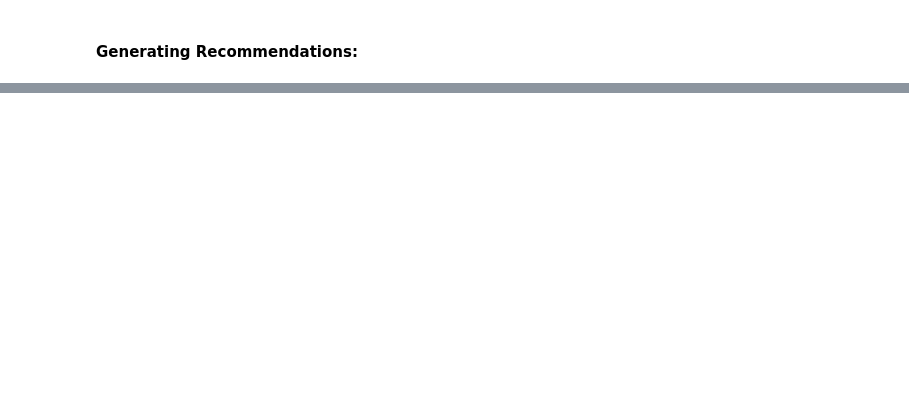
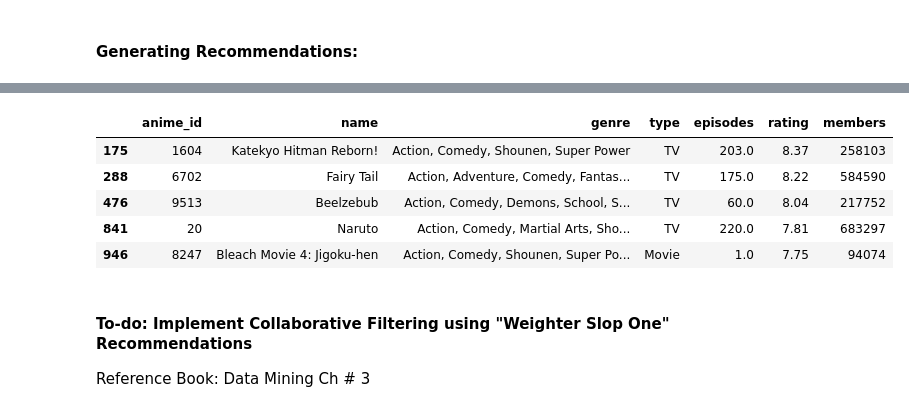
Before and after one commit to faisal-ali472/data-science, a Jupyter notebook: Anime Recommendation System/Anime Recommendation System.ipynb, the cells around one changed output, grey strips where cells are left out. Drawn from its saved outputs; the diff is of its cells as text; code cells hidden in the pictures; blank space fills up the shorter version.

```diff
--- a/Anime Recommendation System/Anime Recommendation System.ipynb
+++ b/Anime Recommendation System/Anime Recommendation System.ipynb
@@ -602,0 +655,21 @@ distances, indices = nbrs.kneighbors(rating_sparse)
+# %%
+# display recommendations
+
+# get anime name from similarity
+#anime[anime.anime_id == list(rating.loc[anime_cc[anime_cc == 448].index]['anime_id'])[0]]
+
+
+# get anime list from indices
+temp_list = anime_cc[anime_cc.isin(indices[0][1:])]
+anime[anime.anime_id.isin(rating.loc[temp_list.drop_duplicates().index]['anime_id'].tolist())]
+# %% [output]
+|  | anime_id | name | genre | type | episodes | rating | members |
+| 175 | 1604 | Katekyo Hitman Reborn! | Action, Comedy, Shounen, Super Power | TV | 203.0 | 8.37 | 258103 |
+| 288 | 6702 | Fairy Tail | Action, Adventure, Comedy, Fantas... | TV | 175.0 | 8.22 | 584590 |
+| 476 | 9513 | Beelzebub | Action, Comedy, Demons, School, S... | TV | 60.0 | 8.04 | 217752 |
+| 841 | 20 | Naruto | Action, Comedy, Martial Arts, Sho... | TV | 220.0 | 7.81 | 683297 |
+| 946 | 8247 | Bleach Movie 4: Jigoku-hen | Action, Comedy, Shounen, Super Po... | Movie | 1.0 | 7.75 | 94074 |
+# %% [markdown]
+#### To-do: Implement Collaborative Filtering using "Weighter Slop One" Recommendations
+
+Reference Book: Data Mining Ch # 3
```
Also changed, not shown: parts of 35 cells of this notebook.
